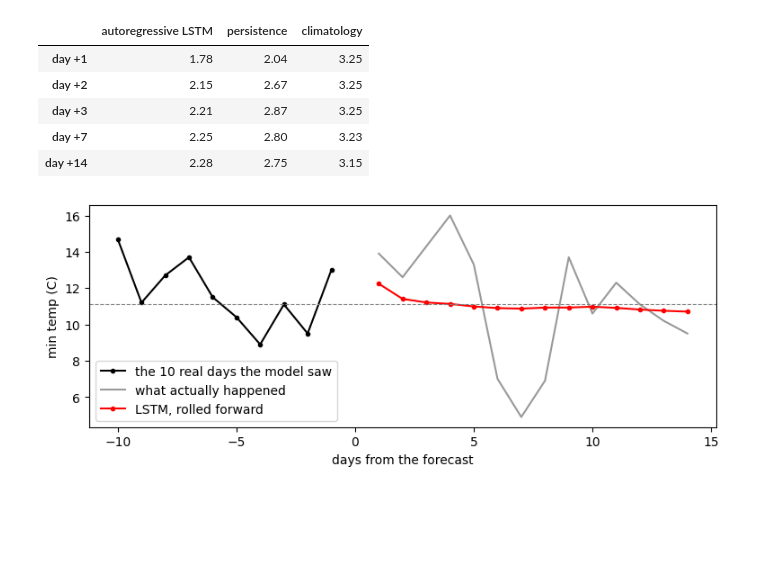
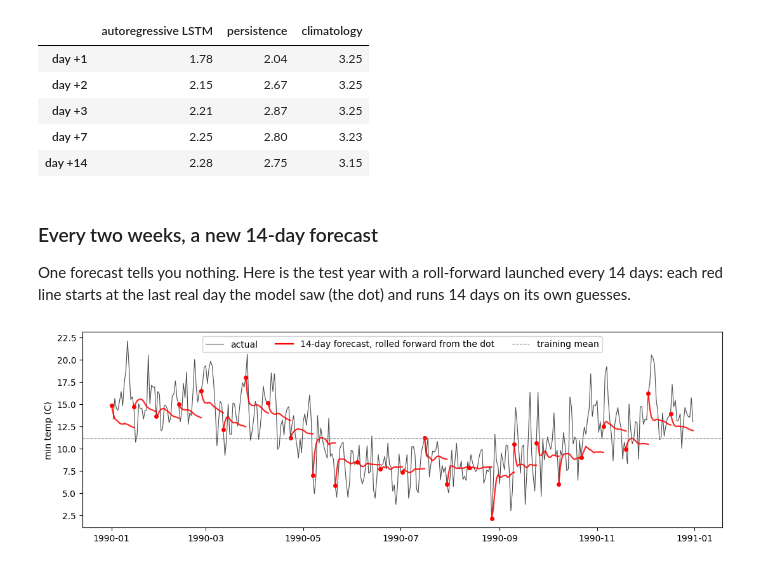
Before and after one commit to drdave-teaching/OPIM5509-notebooks, a Jupyter notebook: Module4/Univariate_Temperature_RNN_pt2.ipynb, the cells around one changed output. Drawn from its saved outputs; the diff is of its cells as text; code cells hidden in the pictures; blank space fills up the shorter version.

```diff
--- a/Module4/Univariate_Temperature_RNN_pt2.ipynb
+++ b/Module4/Univariate_Temperature_RNN_pt2.ipynb
@@ -147,13 +167,24 @@ pd.DataFrame({"autoregressive LSTM": mae_rec, "persistence": mae_persist, "clima
 | day +3 | 2.21 | 2.87 | 3.25 |
 | day +7 | 2.25 | 2.80 | 3.23 |
 | day +14 | 2.28 | 2.75 | 3.15 |
-# %%
-# one origin: watch the forecast decay toward the mean
-o = 120
-plt.figure(figsize=(9, 3.2))
-plt.plot(range(-n_steps, 0), X[origins[o]].ravel(), "k.-", label="the 10 real days the model saw")
-plt.plot(range(1, n_out+1), truth[o], "k", alpha=0.4, label="what actually happened")
-plt.plot(range(1, n_out+1), rec[o], "r.-", label="LSTM, rolled forward")
-plt.axhline(y_train.mean(), color="gray", ls="--", lw=0.8); plt.xlabel("days from the forecast"); plt.ylabel("min temp (C)"); plt.legend(); plt.show()
-# %% [output]
-[figure, removed]
+# %% [markdown]
+### Every two weeks, a new 14-day forecast
+
+One forecast tells you nothing. Here is the test year with a roll-forward launched every 14 days: each red line starts at the last real day the model saw (the dot) and runs 14 days on its own guesses.
+# %%
+dates = pd.to_datetime(df["Date"])
+fig, ax = plt.subplots(figsize=(13, 4))
+t0 = origins[0] + n_steps
+ax.plot(dates.iloc[t0 : t0 + len(origins) + n_out - 1], temps[t0 : t0 + len(origins) + n_out - 1],
+        color="black", lw=0.8, alpha=0.7, label="actual")
+for k in range(0, len(origins), 14):
+    launch = origins[k] + n_steps - 1                                   # the last real day in the window
+    xs = dates.iloc[launch : launch + n_out + 1]
+    ys = np.r_[temps[launch], rec[k]]
+    ax.plot(xs, ys, color="red", lw=1.6, alpha=0.85)
+    ax.plot(xs.iloc[0], ys[0], "o", color="red", ms=4)
+ax.plot([], [], color="red", lw=1.6, label="14-day forecast, rolled forward from the dot")
+ax.axhline(y_train.mean(), color="gray", ls="--", lw=0.8, label="training mean")
+ax.set_ylabel("min temp (C)"); ax.legend(loc="upper center", ncol=3); plt.show()
+# %% [output]
+[figure, added]
```
Also changed, not shown: parts of 6 cells of this notebook.
